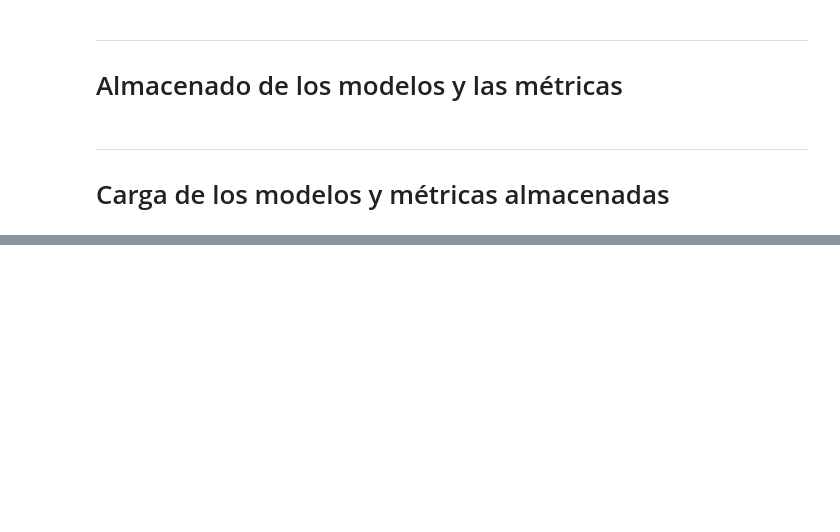
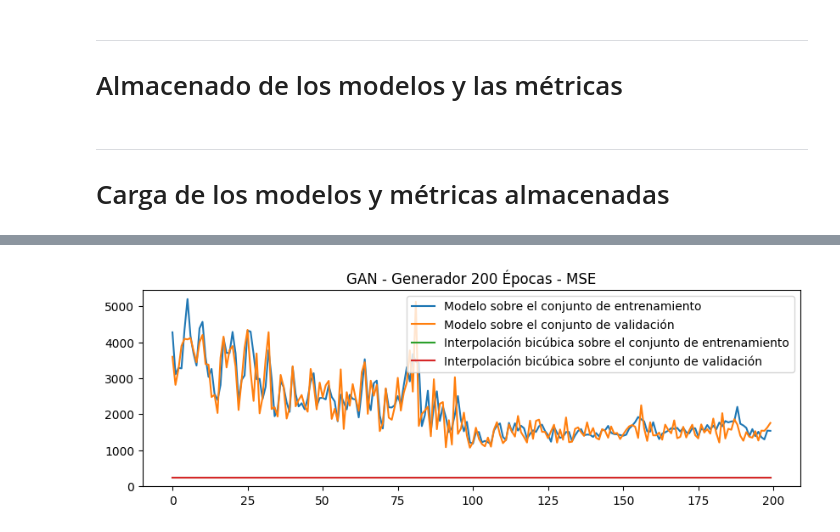
Before and after one commit to Carlos0196/cnn-gan-superresolution, a Jupyter notebook: notebooks/GAN.ipynb, the cells around one changed output, grey strips where cells are left out. Saved outputs shown, nothing was run; the diff lists cells and outputs as text; code cells hidden in the pictures; blank space fills up the shorter version.

```diff
--- a/notebooks/GAN.ipynb
+++ b/notebooks/GAN.ipynb
@@ -387,3 +357,18 @@ plot_results(
+# %%
+number_of_epochs = 200
+path_to_results_models = f'/content/cnn-gan-superresolution/results/gan_200_256-7x7_128-5x5_64-3x3_3-3x3__DISC_128-5x5_64-3x3_1'
+
+# Training metrics
+loaded_df_train_gen = pd.read_csv(f'{path_to_results_models}/metrics/gan_for_superresolution_generator_{number_of_epochs}_epochs_training_metrics.csv',header=[0,1], index_col=0)
+loaded_df_train_dis = pd.read_csv(f'{path_to_results_models}/metrics/gan_for_superresolution_discriminator_{number_of_epochs}_epochs_training_metrics.csv',header=[0,1], index_col=0)
+
+# Validation metrics
+loaded_df_valid_gen = pd.read_csv(f'{path_to_results_models}/metrics/gan_for_superresolution_generator_{number_of_epochs}_epochs_validation_metrics.csv',header=[0,1], index_col=0)
+loaded_df_valid_loss = pd.read_csv(f'{path_to_results_models}/metrics/loss_metrics.csv',header=[0,1], index_col=0)
+
+# Model
+loaded_gen_model = load_model(f'{path_to_results_models}/gan_for_superresolution_generator_{number_of_epochs}_epochs.h5')
+loaded_dis_model = load_model(f'{path_to_results_models}/gan_for_superresolution_discriminator_{number_of_epochs}_epochs.h5')
 # %% [markdown]
 
 
@@ -395,0 +381,78 @@ plot_results(
+# %%
+############################################################################
+#                         Training set metrics                             #
+############################################################################
+train_mse_gen = []
+train_mse_bic = []
+
+train_ssim_gen = []
+train_ssim_bic = []
+
+train_psnr_gen = []
+train_psnr_bic = []
+
+for i in range(number_of_epochs):
+  train_mse_gen.append(loaded_df_train_gen[f'EPOCH_{i+1}']['GEN_MSE'].mean())
+  train_mse_bic.append(loaded_df_train_gen[f'EPOCH_{i+1}']['BIC_MSE'].mean())
+
+  train_ssim_gen.append(loaded_df_train_gen[f'EPOCH_{i+1}']['GEN_SSIM'].mean())
+  train_ssim_bic.append(loaded_df_train_gen[f'EPOCH_{i+1}']['BIC_SSIM'].mean())
+
+  train_psnr_gen.append(loaded_df_train_gen[f'EPOCH_{i+1}']['GEN_PSNR'].mean())
+  train_psnr_bic.append(loaded_df_train_gen[f'EPOCH_{i+1}']['BIC_PSNR'].mean())
+
+############################################################################
+#                         Validation set metrics                           #
+############################################################################
+valid_mse_gen = []
+valid_mse_bic = []
+
+valid_ssim_gen = []
+valid_ssim_bic = []
+
+valid_psnr_gen = []
+valid_psnr_bic = []
+for i in range(number_of_epochs):
+  valid_mse_gen.append(loaded_df_valid_gen[f'EPOCH_{i+1}']['GEN_MSE'].mean())
+  valid_mse_bic.append(loaded_df_valid_gen[f'EPOCH_{i+1}']['BIC_MSE'].mean())
+
+  valid_ssim_gen.append(loaded_df_valid_gen[f'EPOCH_{i+1}']['GEN_SSIM'].mean())
+  valid_ssim_bic.append(loaded_df_valid_gen[f'EPOCH_{i+1}']['BIC_SSIM'].mean())
+
+  valid_psnr_gen.append(loaded_df_valid_gen[f'EPOCH_{i+1}']['GEN_PSNR'].mean())
+  valid_psnr_bic.append(loaded_df_valid_gen[f'EPOCH_{i+1}']['BIC_PSNR'].mean())
+
+############################################################################
+#                             Metrics charts                               #
+############################################################################
+# MSE
+plt.figure(figsize=(10,3))
+plt.title(f'GAN - Generador {number_of_epochs} Épocas - MSE')
+plt.plot(np.arange(len(train_mse_gen)), train_mse_gen, label='Modelo sobre el conjunto de entrenamiento')
+plt.plot(np.arange(len(valid_mse_gen)), valid_mse_gen, label='Modelo sobre el conjunto de validación')
+plt.plot(np.arange(len(train_mse_bic)), train_mse_bic, label='Interpolación bicúbica sobre el conjunto de entrenamiento')
+plt.plot(np.arange(len(valid_mse_bic)), valid_mse_bic, label='Interpolación bicúbica sobre el conjunto de validación')
+plt.legend()
+plt.show()
+
+# SSIM
+plt.figure(figsize=(10,3))
+plt.title(f'GAN - Generador {number_of_epochs} Épocas - SSIM')
+plt.plot(np.arange(len(train_ssim_gen)), train_ssim_gen, label='Modelo sobre el conjunto de entrenamiento')
+plt.plot(np.arange(len(valid_ssim_gen)), valid_ssim_gen, label='Modelo sobre el conjunto de validación')
+plt.plot(np.arange(len(train_ssim_bic)), train_ssim_bic, label='Interpolación bicúbica sobre el conjunto de entrenamiento')
+plt.plot(np.arange(len(valid_ssim_bic)), valid_ssim_bic, label='Interpolación bicúbica sobre el conjunto de validación')
+plt.legend()
+plt.show()
+
+# PSNR
+plt.figure(figsize=(10,3))
+plt.title(f'GAN - Generador {number_of_epochs} Épocas - PNSR')
+plt.plot(np.arange(len(train_psnr_gen)), train_psnr_gen, label='Modelo sobre el conjunto de entrenamiento')
+plt.plot(np.arange(len(valid_psnr_gen)), valid_psnr_gen, label='Modelo sobre el conjunto de validación')
+plt.plot(np.arange(len(train_psnr_bic)), train_psnr_bic, label='Interpolación bicúbica sobre el conjunto de entrenamiento')
+plt.plot(np.arange(len(valid_psnr_bic)), valid_psnr_bic, label='Interpolación bicúbica sobre el conjunto de validación')
+plt.legend()
+plt.show()
+# %% [output]
+[figure, added]
```
Also changed, not shown: parts of 18 cells of this notebook, 1 other file.
